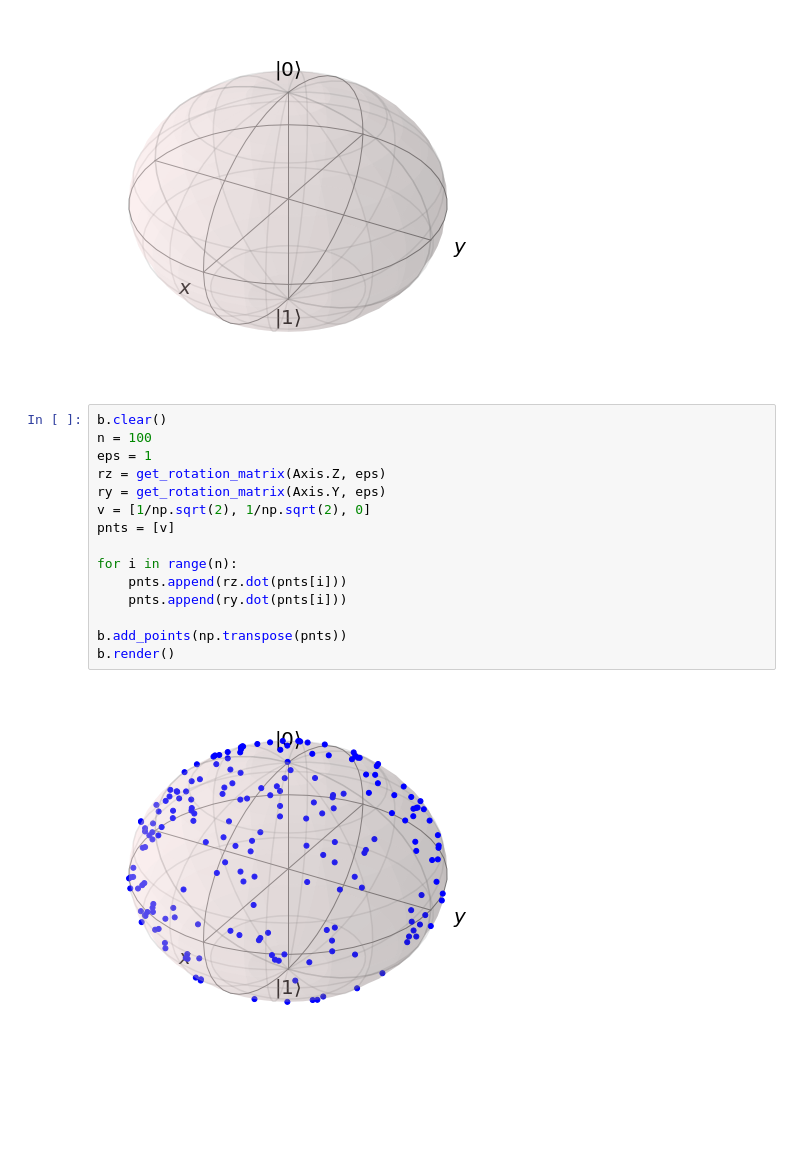
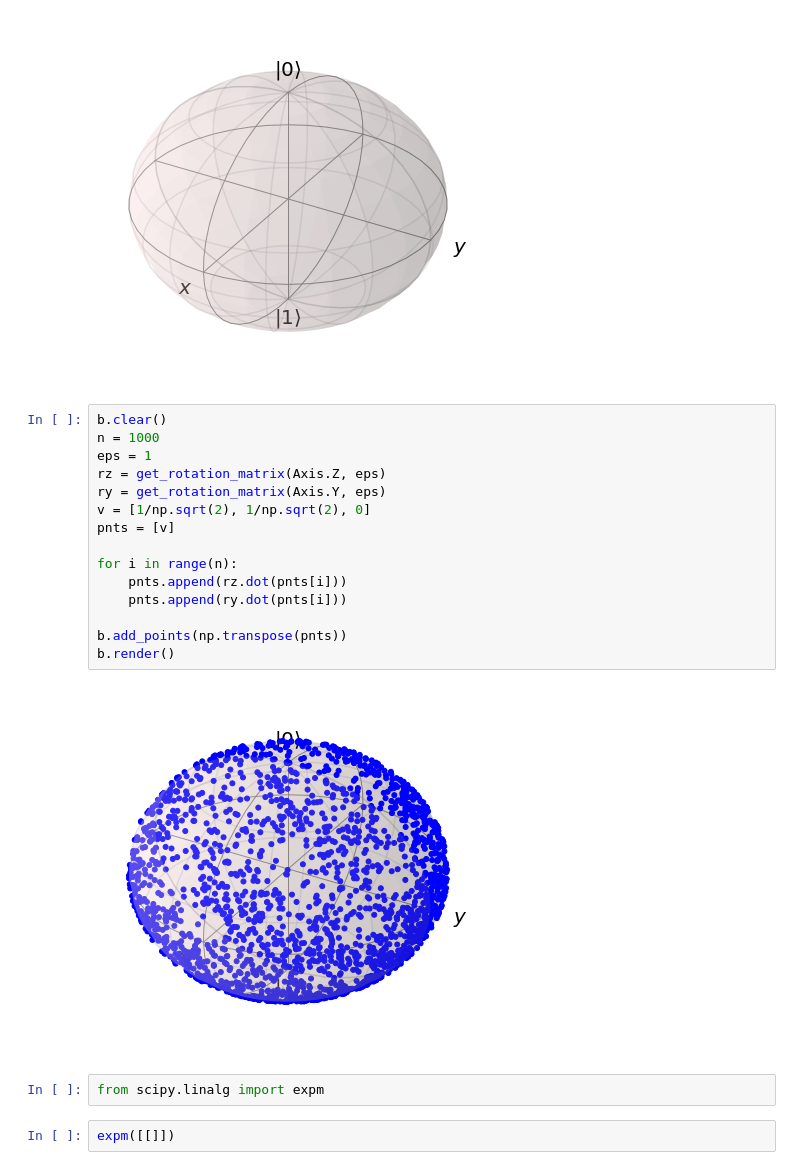
Before and after one commit to korsakjakub/Compilation-of-quantum-qubit-gates-in-the-presence-of-noise, a Jupyter notebook: notebook.ipynb, the cells around one changed output. Saved outputs shown, nothing was run; the diff lists cells and outputs as text; blank space fills up the shorter version.

```diff
--- a/notebook.ipynb
+++ b/notebook.ipynb
@@ -10,18 +10,22 @@ b.make_sphere()
 [figure]
 # %%
 b.clear()
-n = 100
+n = 1000
 eps = 1
 rz = get_rotation_matrix(Axis.Z, eps)
 ry = get_rotation_matrix(Axis.Y, eps)
 v = [1/np.sqrt(2), 1/np.sqrt(2), 0]
 pnts = [v]
 
 for i in range(n):
     pnts.append(rz.dot(pnts[i]))
     pnts.append(ry.dot(pnts[i]))
 
 b.add_points(np.transpose(pnts))
 b.render()
 # %% [output]
-[figure, old version]
+[figure, new version]
+# %%
+from scipy.linalg import expm
+# %%
+expm([[]])
```
Also changed, not shown: 5 other files.
